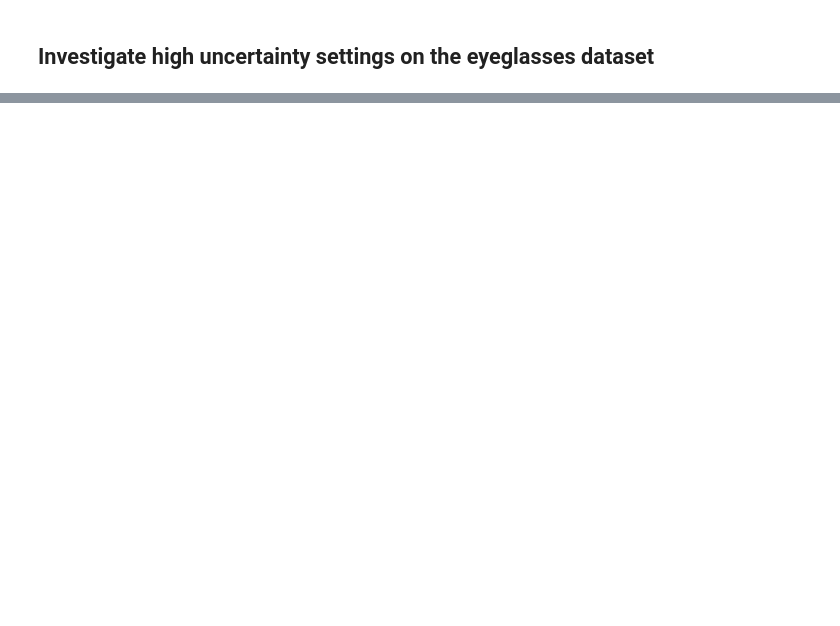
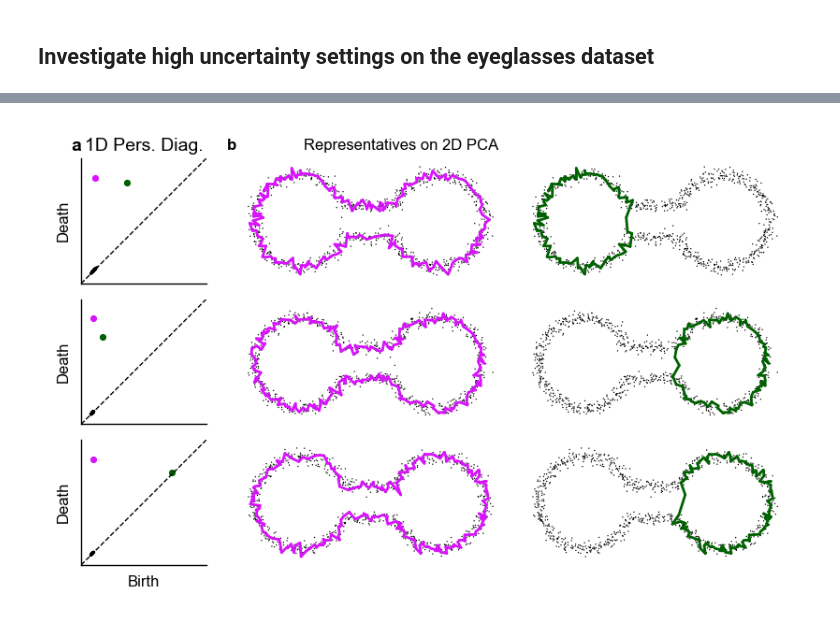
Before and after one commit to berenslab/eff-ph, a Jupyter notebook: notebooks/fig_datasets.ipynb, the cells around one changed output, grey strips where cells are left out. Drawn from its saved outputs; the diff is of its cells as text; code cells hidden in the pictures; blank space fills up the shorter version.

```diff
--- a/notebooks/fig_datasets.ipynb
+++ b/notebooks/fig_datasets.ipynb
@@ -451,7 +462,8 @@ for i, seed in enumerate(seeds):
                    y="k",
                    ax=ax[i],
                    plot_only=[1],
-                   linewidth=1
+                   linewidth=1,
+                   style=style_file
                    )
     ax[i, 0].legend().remove()
     ax[i, 0].spines["right"].set_visible(False)
@@ -459,36 +471,38 @@ for i, seed in enumerate(seeds):
     ax[i, 0].set_yticklabels([])
     ax[i, 0].set_yticks([])
     ax[i, 0].set_xticks([])
     ax[i, 0].set_xticklabels([])
 
     if i <2:
         ax[i, 0].set_xlabel("")
 
 
 ax[0, 0].set_title(
     "a",
     loc="left",
     ha="right",
     fontweight="bold",
 )
-ax[0, 0].set_title("1D PC", loc="center")
+ax[0, 0].set_title("1D Pers. Diag.", loc="center")
 
 ax[0, 1].text(
     s="b",
     x=0,
-    y=1.14,
+    y=1.07,
     transform=ax[0, 1].transAxes,
     ha="right",
     fontweight="bold",
 )
 ax[0, 1].text(
     s="Representatives on 2D PCA",
     x=0.25,
-    y=1.14,
+    y=1.07,
     transform=ax[0, 1].transAxes,
 )
 
 fig.savefig(os.path.join(fig_path, "eyeglasses_eff_res_stability.pdf"))
+# %% [output]
+[figure, added]
 # %%
 # plot figure for diffusion
 fig, ax = plt.subplots(ncols=3, nrows=3, figsize=(5.5, 2.5))
```
Also changed, not shown: parts of 8 cells of this notebook.
